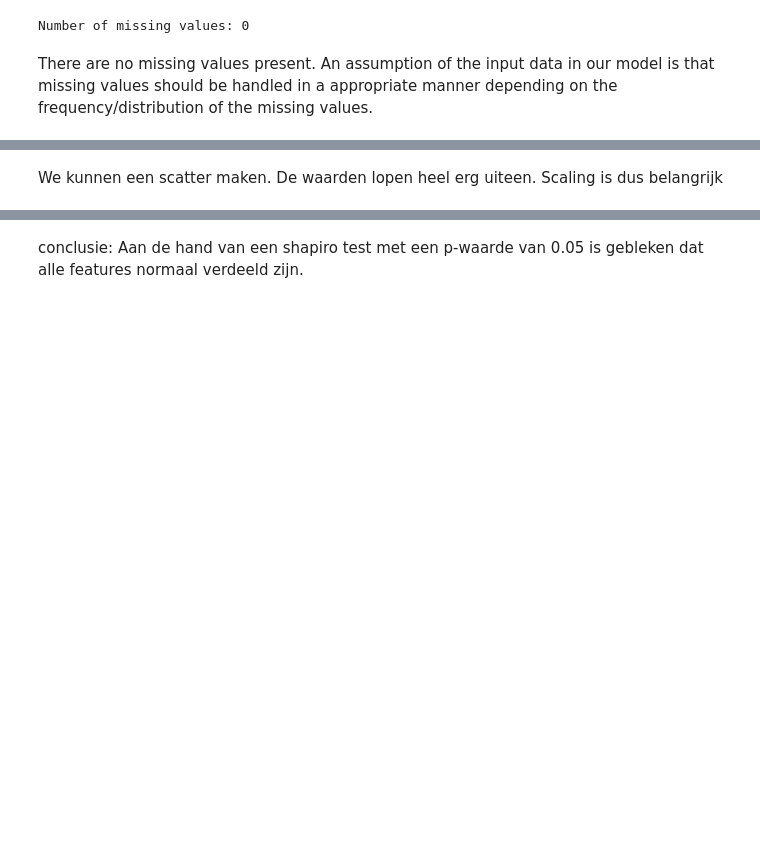
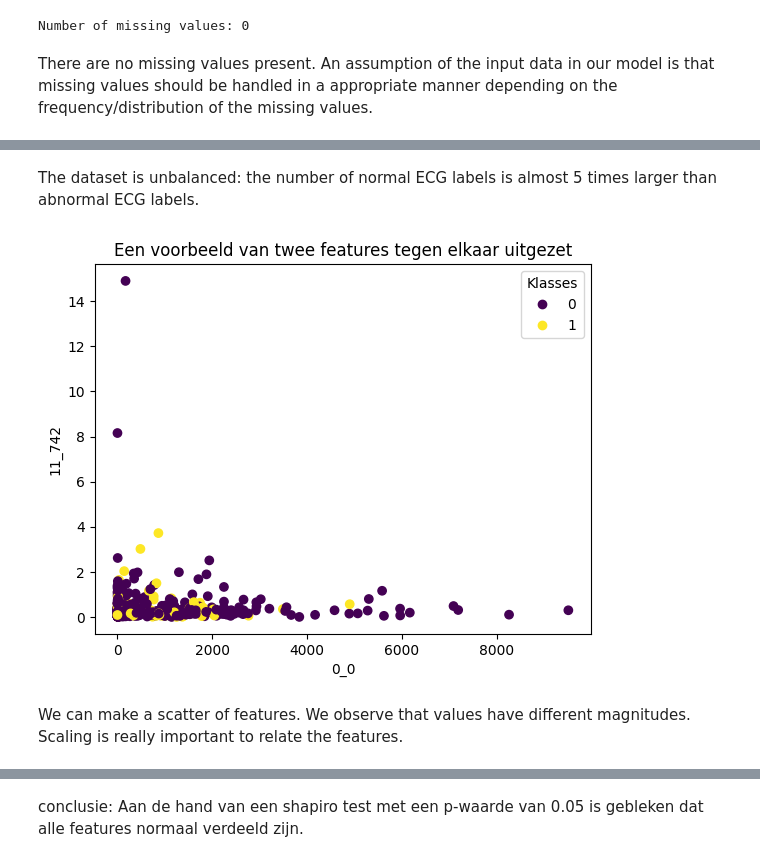
Before and after one commit to bramvandeurzen934/Group16_ECG, a Jupyter notebook: assignment_ecg_normalisation.ipynb, the cells around one changed output, grey strips where cells are left out. Drawn from its saved outputs; the diff is of its cells as text; code cells hidden in the pictures; blank space fills up the shorter version.

```diff
--- a/assignment_ecg_normalisation.ipynb
+++ b/assignment_ecg_normalisation.ipynb
@@ -238,18 +249,22 @@ NameError: name 'labels' is not defined
+# %% [markdown]
+The dataset is unbalanced: the number of normal ECG labels is almost 5 times larger than abnormal ECG labels.
 # %%
 # Voorbeeld van een eerste plotje
 import matplotlib.pyplot as plt
 
 feature_1 = '0_0'
 feature_2 = '11_742'
-scatter = plt.scatter(feature_data[feature_1],feature_data[feature_2], c = labels)
+scatter = plt.scatter(data[feature_1],data[feature_2], c = labels)
 plt.title('Een voorbeeld van twee features tegen elkaar uitgezet')
 plt.xlabel(feature_1)
 plt.ylabel(feature_2)
 legend1 = plt.legend(*scatter.legend_elements(),
                     loc="upper right", title="Klasses")
 plt.show()
+# %% [output]
+[figure, added]
-# %% [markdown]
-We kunnen een scatter maken. De waarden lopen heel erg uiteen. Scaling is dus belangrijk
+# %% [markdown]
+We can make a scatter of features. We observe that values have different magnitudes. Scaling is really important to relate the features.
 # %%
 # Testen per feature of het normaal verdeeld is per groep
 from scipy.stats import shapiro
```
Also changed, not shown: parts of 9 cells of this notebook.
